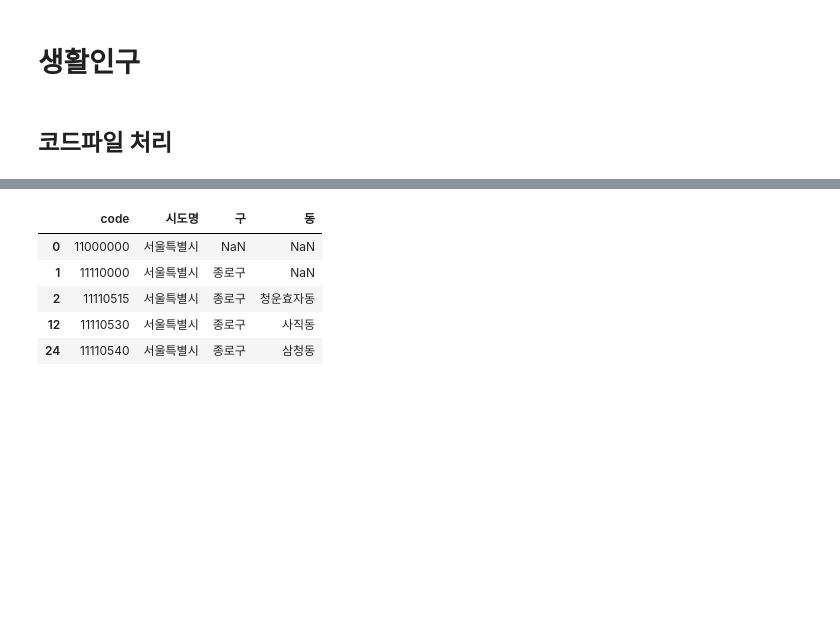
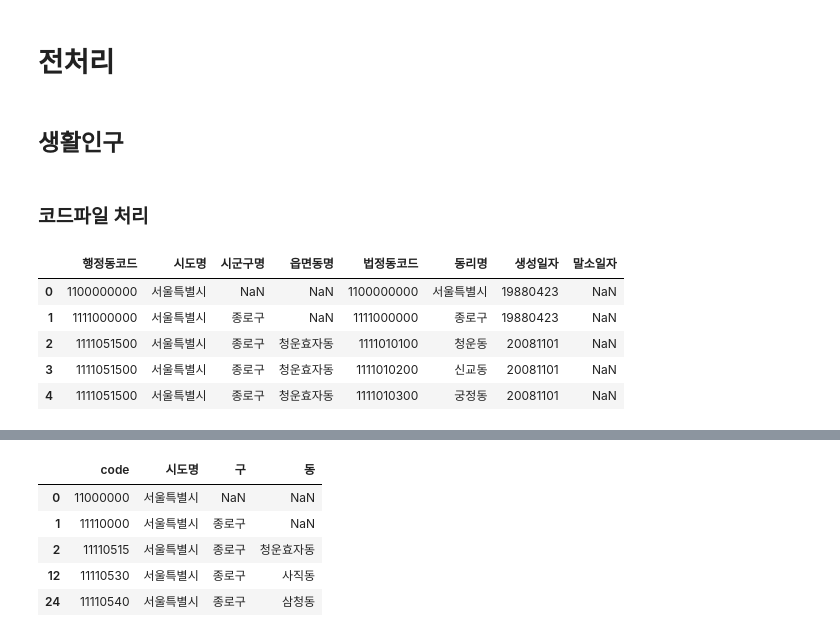
Before and after one commit to dataitgirls-yeon/covid_hotplace, a Jupyter notebook: 생활인구_유동인구_코로나_전처리.ipynb, the cells around one changed output, grey strips where cells are left out. Cells and saved outputs as stored; diff of their text form; code cells hidden in the pictures; blank space fills up the shorter version.

```diff
--- a/생활인구_유동인구_코로나_전처리.ipynb
+++ b/생활인구_유동인구_코로나_전처리.ipynb
@@ -19,7 +19,9 @@ warnings.filterwarnings(action='ignore')
 from matplotlib import font_manager, rc
 font_name = font_manager.FontProperties(fname="c:/Windows/Fonts/malgun.ttf").get_name()
 rc('font', family=font_name)
+# %% [markdown]
+# 전처리
 # %% [markdown]
-# 생활인구
+## 생활인구
 # %% [markdown]
-## 코드파일 처리
+### 코드파일 처리
@@ -25,0 +30,9 @@ rc('font', family=font_name)
+# %%
+dcode.head()
+# %% [output]
+|  | 행정동코드 | 시도명 | 시군구명 | 읍면동명 | 법정동코드 | 동리명 | 생성일자 | 말소일자 |
+| 0 | 1100000000 | 서울특별시 | NaN | NaN | 1100000000 | 서울특별시 | 19880423 | NaN |
+| 1 | 1111000000 | 서울특별시 | 종로구 | NaN | 1111000000 | 종로구 | 19880423 | NaN |
+| 2 | 1111051500 | 서울특별시 | 종로구 | 청운효자동 | 1111010100 | 청운동 | 20081101 | NaN |
+| 3 | 1111051500 | 서울특별시 | 종로구 | 청운효자동 | 1111010200 | 신교동 | 20081101 | NaN |
+| 4 | 1111051500 | 서울특별시 | 종로구 | 청운효자동 | 1111010300 | 궁정동 | 20081101 | NaN |
```
Also changed, not shown: parts of 49 cells of this notebook.
